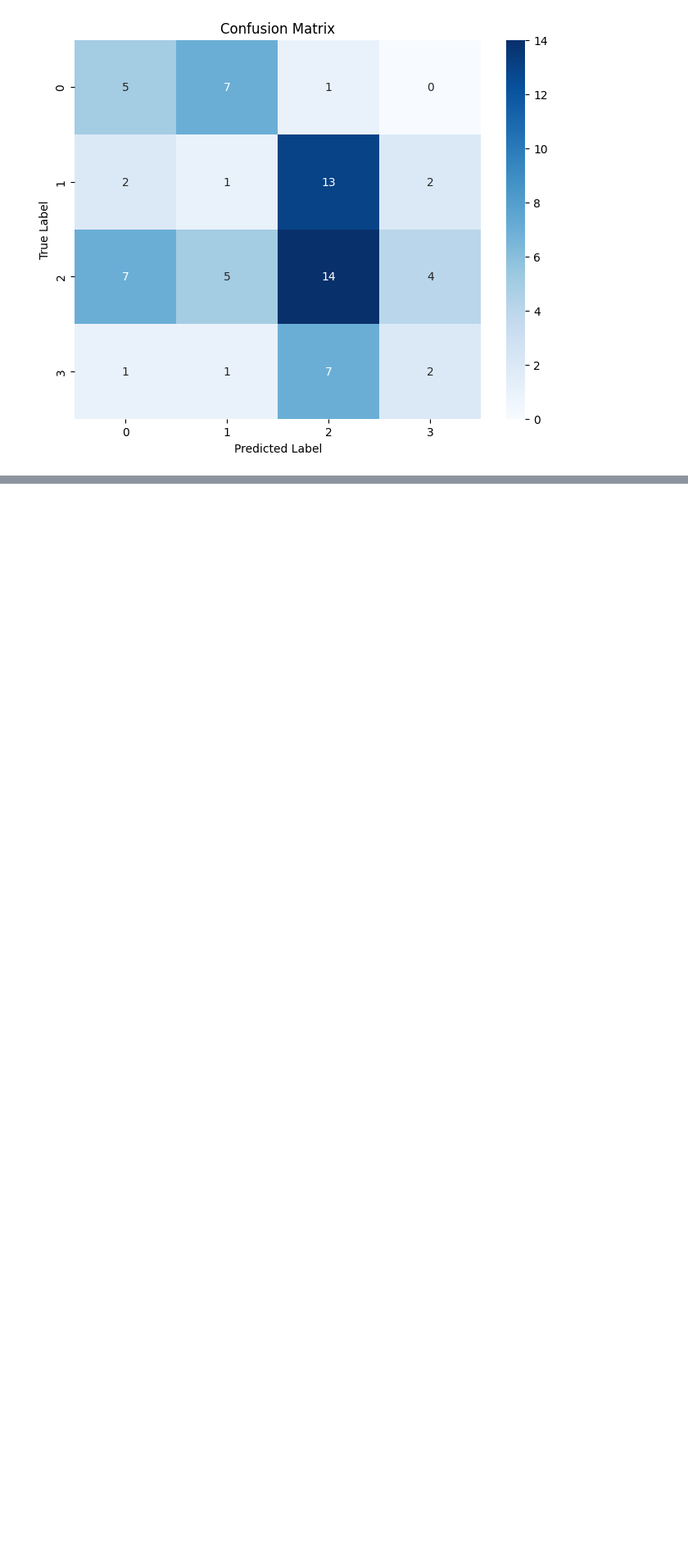
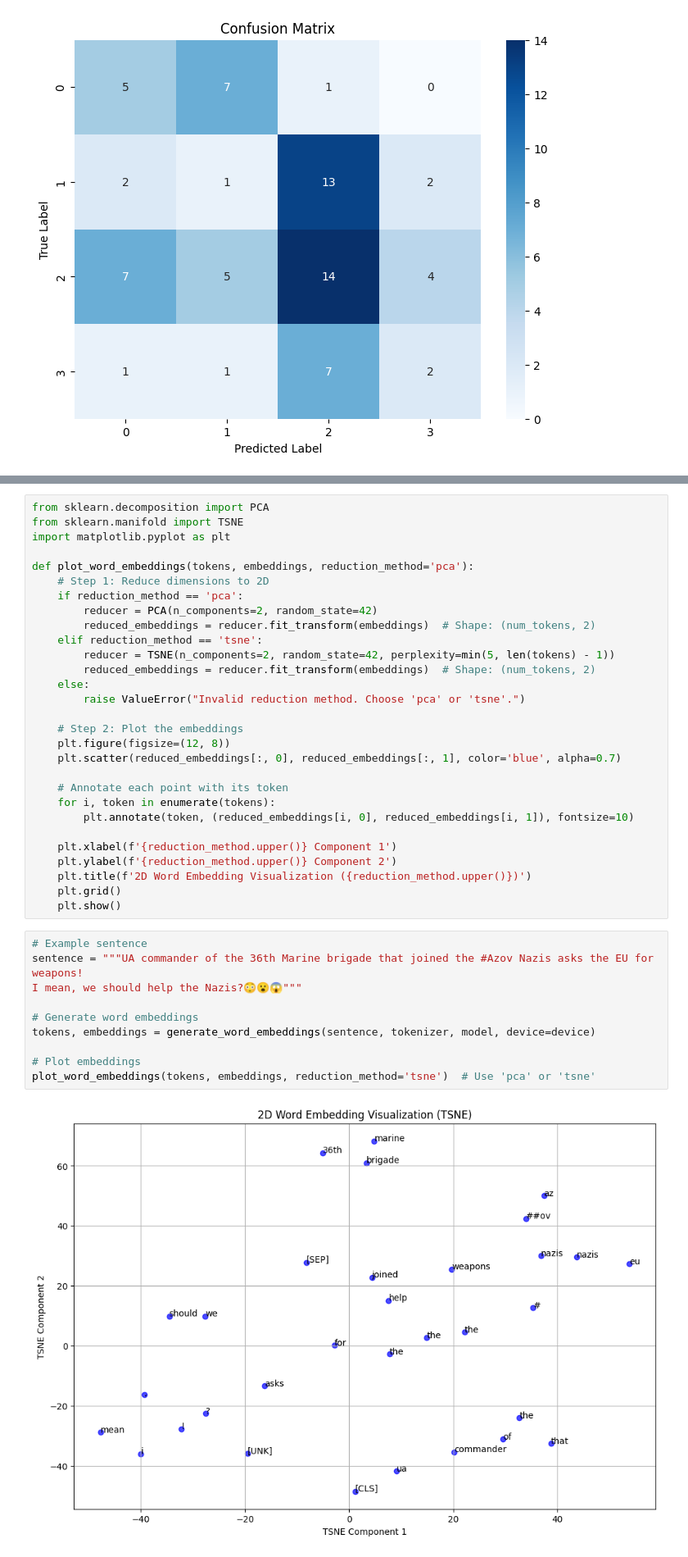
Before and after one commit to Susena-V/NLP_Misinformation, a Jupyter notebook: Final_BERT.ipynb, the cells around one changed output, grey strips where cells are left out. Shown at 82% size. Drawn from its saved outputs; the diff is of its cells as text; blank space fills up the shorter version.

```diff
--- a/Final_BERT.ipynb
+++ b/Final_BERT.ipynb
@@ -1408,0 +1466,41 @@ Open a book on WWII and see what the Nazis did! In the meantime I post some phot
+# %%
+from sklearn.decomposition import PCA
+from sklearn.manifold import TSNE
+import matplotlib.pyplot as plt
+
+def plot_word_embeddings(tokens, embeddings, reduction_method='pca'):
+    # Step 1: Reduce dimensions to 2D
+    if reduction_method == 'pca':
+        reducer = PCA(n_components=2, random_state=42)
+        reduced_embeddings = reducer.fit_transform(embeddings)  # Shape: (num_tokens, 2)
+    elif reduction_method == 'tsne':
+        reducer = TSNE(n_components=2, random_state=42, perplexity=min(5, len(tokens) - 1))
+        reduced_embeddings = reducer.fit_transform(embeddings)  # Shape: (num_tokens, 2)
+    else:
+        raise ValueError("Invalid reduction method. Choose 'pca' or 'tsne'.")
+
+    # Step 2: Plot the embeddings
+    plt.figure(figsize=(12, 8))
+    plt.scatter(reduced_embeddings[:, 0], reduced_embeddings[:, 1], color='blue', alpha=0.7)
+
+    # Annotate each point with its token
+    for i, token in enumerate(tokens):
+        plt.annotate(token, (reduced_embeddings[i, 0], reduced_embeddings[i, 1]), fontsize=10)
+
+    plt.xlabel(f'{reduction_method.upper()} Component 1')
+    plt.ylabel(f'{reduction_method.upper()} Component 2')
+    plt.title(f'2D Word Embedding Visualization ({reduction_method.upper()})')
+    plt.grid()
+    plt.show()
+# %%
+# Example sentence
+sentence = """UA commander of the 36th Marine brigade that joined the #Azov Nazis asks the EU for weapons!
+I mean, we should help the Nazis?😳😮😱"""
+
+# Generate word embeddings
+tokens, embeddings = generate_word_embeddings(sentence, tokenizer, model, device=device)
+
+# Plot embeddings
+plot_word_embeddings(tokens, embeddings, reduction_method='tsne')  # Use 'pca' or 'tsne'
+# %% [output]
+[figure, added]
```
Also changed, not shown: parts of 10 cells of this notebook.
